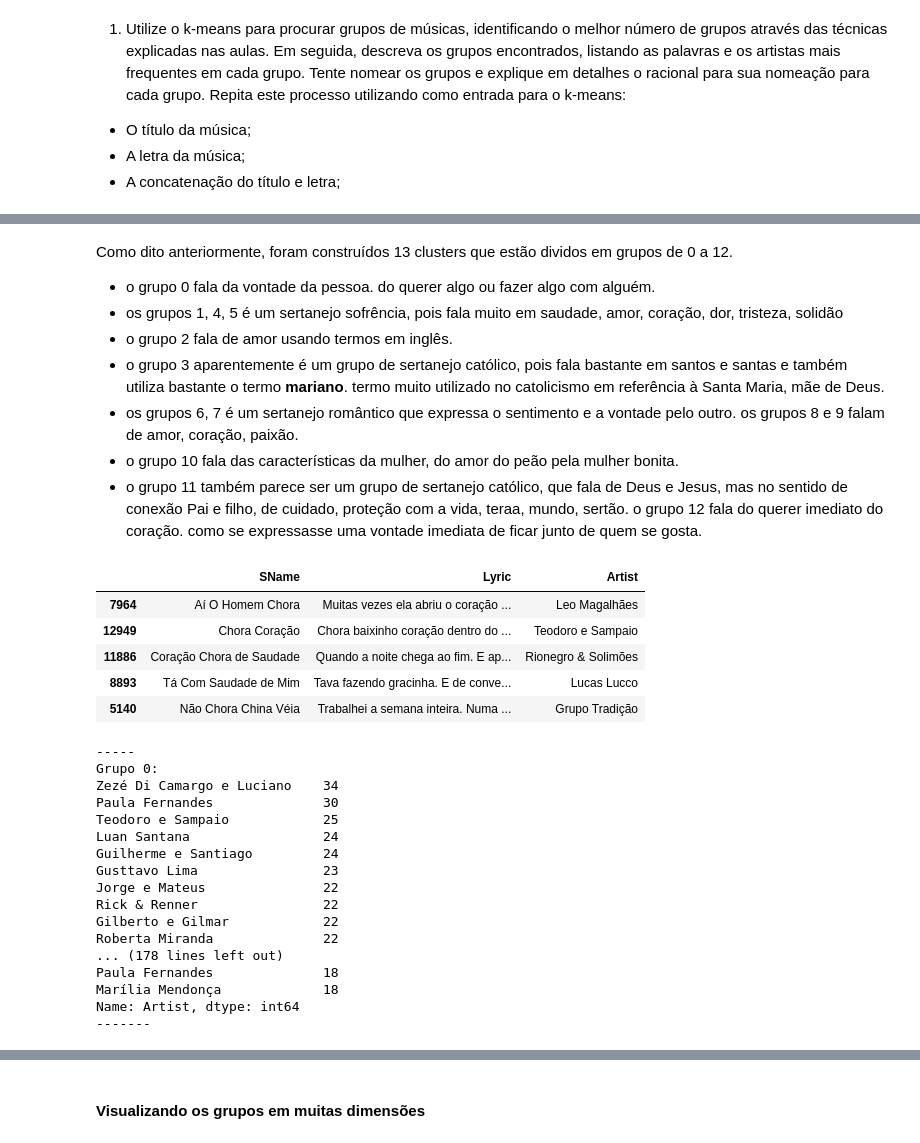
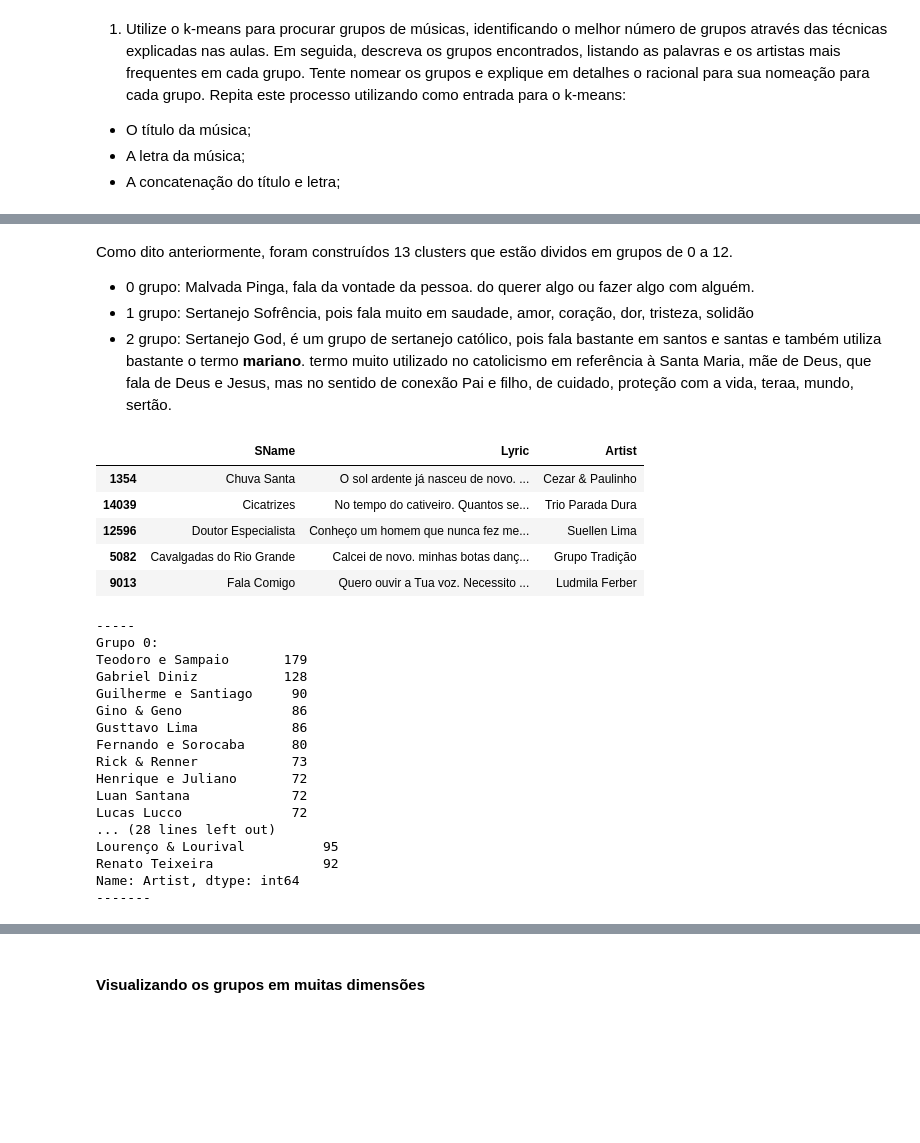
Before and after one commit to rayanarocha/machinelearning, a Jupyter notebook: agrupamento-e-redução-de-dimensionalidade/agrupamento-e-redução-de-dimensionalidade.ipynb, the cells around one changed output, grey strips where cells are left out. Drawn from its saved outputs; the diff is of its cells as text; code cells hidden in the pictures; blank space fills up the shorter version.

```diff
--- a/agrupamento-e-redução-de-dimensionalidade/agrupamento-e-redução-de-dimensionalidade.ipynb
+++ b/agrupamento-e-redução-de-dimensionalidade/agrupamento-e-redução-de-dimensionalidade.ipynb
@@ -199,5 +202,5 @@ A partir do gráfico plotado anteriormente, é possível observar que entre os p
 # %%
-kmeans = MiniBatchKMeans(n_clusters=13, init_size=1024, batch_size=2048, random_state=20)
+kmeans = MiniBatchKMeans(n_clusters=3, init_size=1024, batch_size=2048, random_state=20)
 #fit nos dados
 kmeans.fit(vec_text)
 labels = kmeans.predict(vec_text)
@@ -255,45 +238,39 @@ for num, centroid in enumerate(common_words):
 # %% [markdown]
 Como dito anteriormente, foram construídos 13 clusters que estão dividos em grupos de 0 a 12.
 
-- o grupo 0 fala da vontade da pessoa. do querer algo ou fazer algo com alguém.
-- os grupos 1, 4, 5 é um sertanejo sofrência, pois fala muito em saudade, amor, coração, dor, tristeza, solidão
-- o grupo 2 fala de amor usando termos em inglês.
-- o grupo 3 aparentemente é um grupo de sertanejo católico, pois fala bastante em santos e santas e também utiliza bastante o termo **mariano**. termo muito utilizado no catolicismo em referência à Santa Maria, mãe de Deus.
-- os grupos 6, 7 é um sertanejo romântico que expressa o sentimento e a vontade pelo outro.
-os grupos 8 e 9 falam de amor, coração, paixão.
-- o grupo 10 fala das características da mulher, do amor do peão pela mulher bonita.
-- o grupo 11 também parece ser um grupo de sertanejo católico, que fala de Deus e Jesus, mas no sentido de conexão Pai e filho, de cuidado, proteção com a vida, teraa, mundo, sertão.
-o grupo 12 fala do querer imediato do coração. como se expressasse uma vontade imediata de ficar junto de quem se gosta.
+- 0 grupo: Malvada Pinga, fala da vontade da pessoa. do querer algo ou fazer algo com alguém.
+- 1 grupo: Sertanejo Sofrência, pois fala muito em saudade, amor, coração, dor, tristeza, solidão
+- 2 grupo: Sertanejo God, é um grupo de sertanejo católico, pois fala bastante em santos e santas e também utiliza bastante o termo **mariano**. termo muito utilizado no catolicismo em referência à Santa Maria, mãe de Deus, que fala de Deus e Jesus, mas no sentido de conexão Pai e filho, de cuidado, proteção com a vida, teraa, mundo, sertão.
 # %%
 pd.options.display.max_colwidth=100
-df_sertanejo_ag.query('grupo == 5')[['SName', 'Lyric', 'Artist']].sample(5)
+df_sertanejo_ag.query('grupo == 2')[['SName', 'Lyric', 'Artist']].sample(5)
 # %% [output]
 |  | SName | Lyric | Artist |
-| 7964 | Aí O Homem Chora | Muitas vezes ela abriu o coração ... | Leo Magalhães |
-| 12949 | Chora Coração | Chora baixinho coração dentro do ... | Teodoro e Sampaio |
-| 11886 | Coração Chora de Saudade | Quando a noite chega ao fim. E ap... | Rionegro & Solimões |
-| 8893 | Tá Com Saudade de Mim | Tava fazendo gracinha. E de conve... | Lucas Lucco |
-| 5140 | Não Chora China Véia | Trabalhei a semana inteira. Numa ... | Grupo Tradição |
+| 1354 | Chuva Santa | O sol ardente já nasceu de novo. ... | Cezar & Paulinho |
+| 14039 | Cicatrizes | No tempo do cativeiro. Quantos se... | Trio Parada Dura |
+| 12596 | Doutor Especialista | Conheço um homem que nunca fez me... | Suellen Lima |
+| 5082 | Cavalgadas do Rio Grande | Calcei de novo. minhas botas danç... | Grupo Tradição |
+| 9013 | Fala Comigo | Quero ouvir a Tua voz. Necessito ... | Ludmila Ferber |
 # %%
-for g in range(0, 13):
+for g in range(0, 3):
     print('\n-----\nGrupo {}:'.format(g))
     print(df_sertanejo_ag.query('grupo == {}'. format(g))['Artist'].value_counts()[0:10])
     print('-------')
 # %% [output]
 -----
 Grupo 0:
-Zezé Di Camargo e Luciano    34
-Paula Fernandes              30
-Teodoro e Sampaio            25
-Luan Santana                 24
-Guilherme e Santiago         24
-Gusttavo Lima                23
-Jorge e Mateus               22
-Rick & Renner                22
-Gilberto e Gilmar            22
-Roberta Miranda              22
-... (178 lines left out)
-Paula Fernandes              18
-Marília Mendonça             18
+Teodoro e Sampaio       179
+Gabriel Diniz           128
+Guilherme e Santiago     90
+Gino & Geno              86
+Gusttavo Lima            86
+Fernando e Sorocaba      80
+Rick & Renner            73
+Henrique e Juliano       72
+Luan Santana             72
+Lucas Lucco              72
+... (28 lines left out)
+Lourenço & Lourival          95
+Renato Teixeira              92
 Name: Artist, dtype: int64
 -------
```
Also changed, not shown: parts of 19 cells of this notebook.
